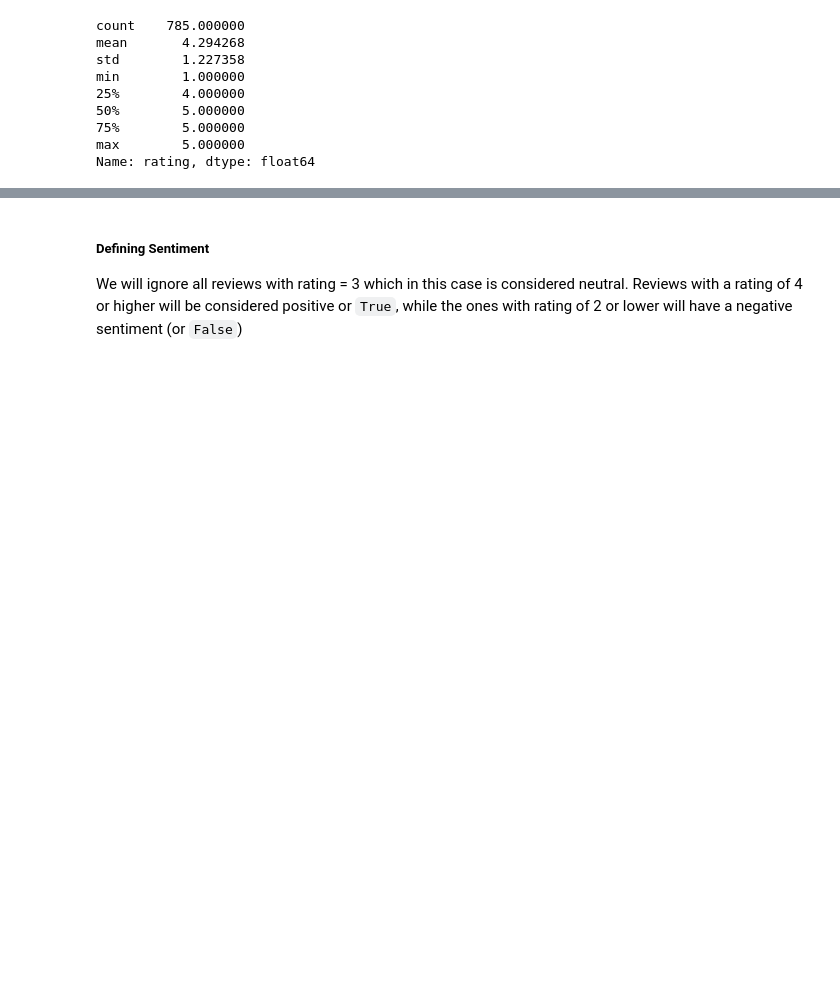
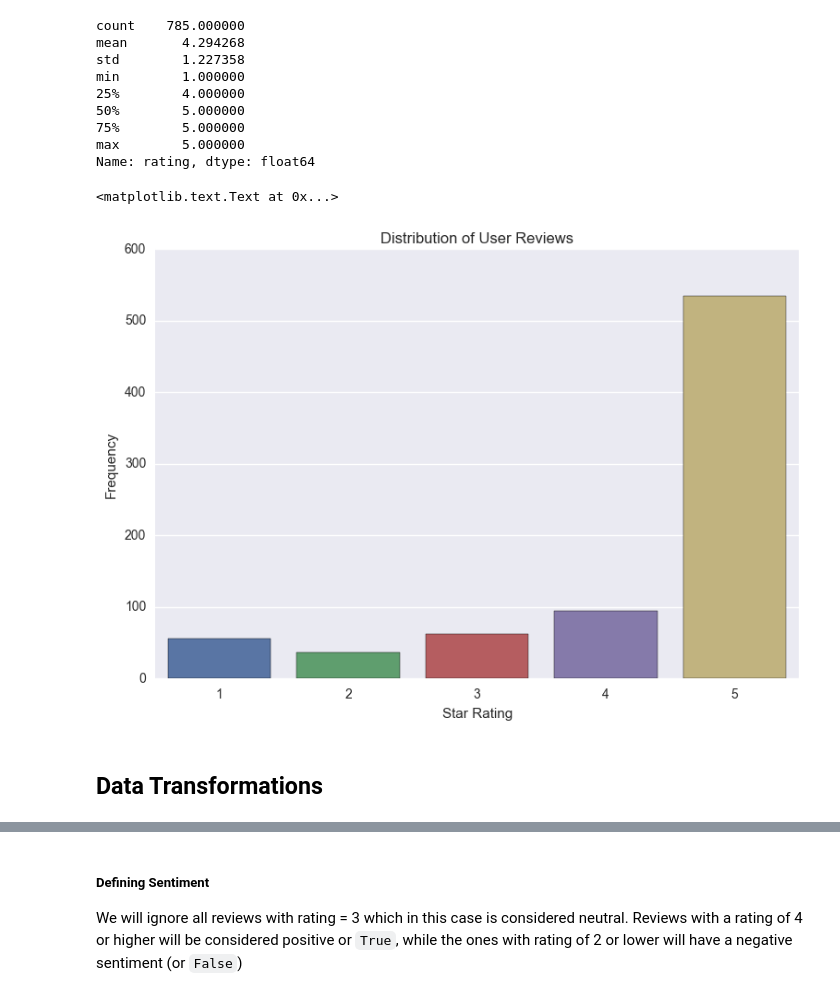
Before and after one commit to DheerajAgarwal/MachineLearning_UoW, a Jupyter notebook: Course1/Analyzing product sentiment.ipynb, the cells around one changed output, grey strips where cells are left out. Cells and saved outputs as stored; diff of their text form; code cells hidden in the pictures; blank space fills up the shorter version.

```diff
--- a/Course1/Analyzing product sentiment.ipynb
+++ b/Course1/Analyzing product sentiment.ipynb
@@ -133,3 +107,15 @@ min        1.000000
 75%        5.000000
 max        5.000000
 Name: rating, dtype: float64
+# %%
+rating_count = giraffe_reviews.rating.value_counts()
+plt.figure(figsize=(9,6))
+sns.barplot(x=rating_count.index, y=rating_count)
+plt.title('Distribution of User Reviews')
+plt.xlabel('Star Rating')
+plt.ylabel('Frequency')
+# %% [output]
+<matplotlib.text.Text at 0x...>
+[figure, added]
+# %% [markdown]
+## Data Transformations
```
Also changed, not shown: parts of 20 cells of this notebook.
